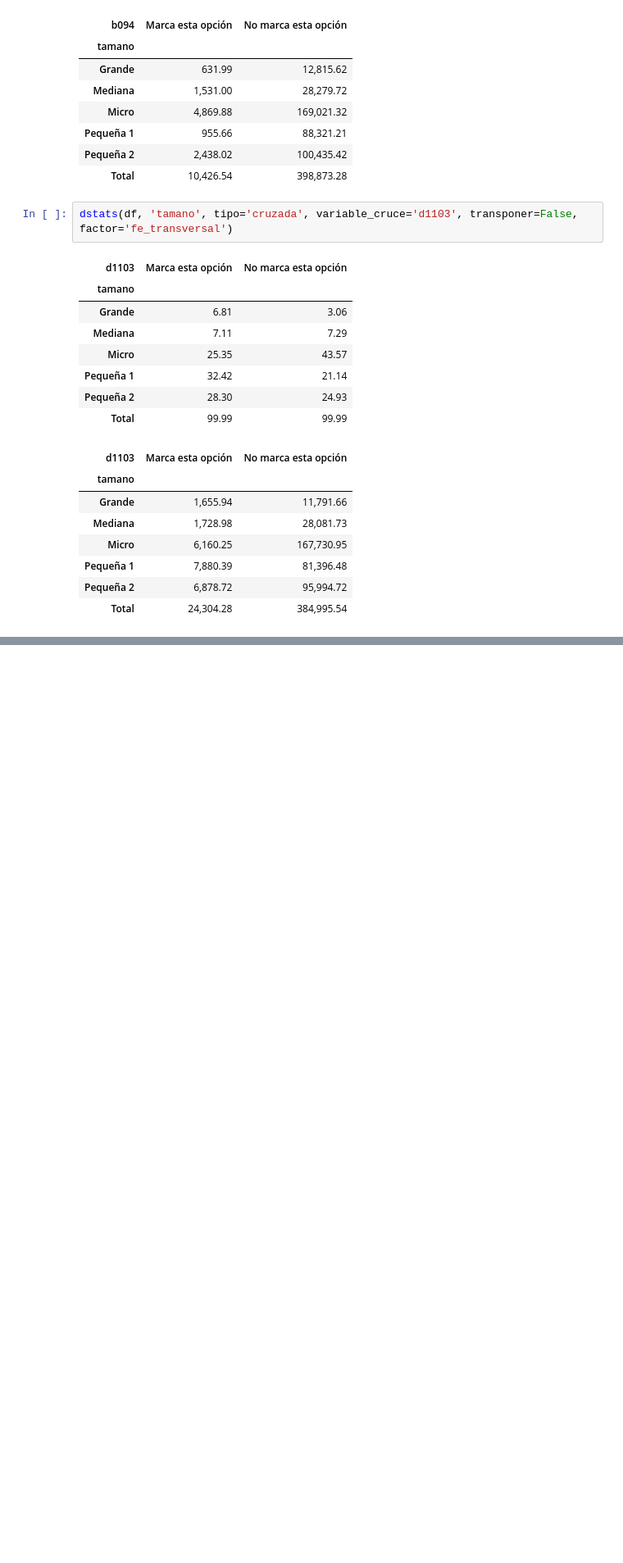
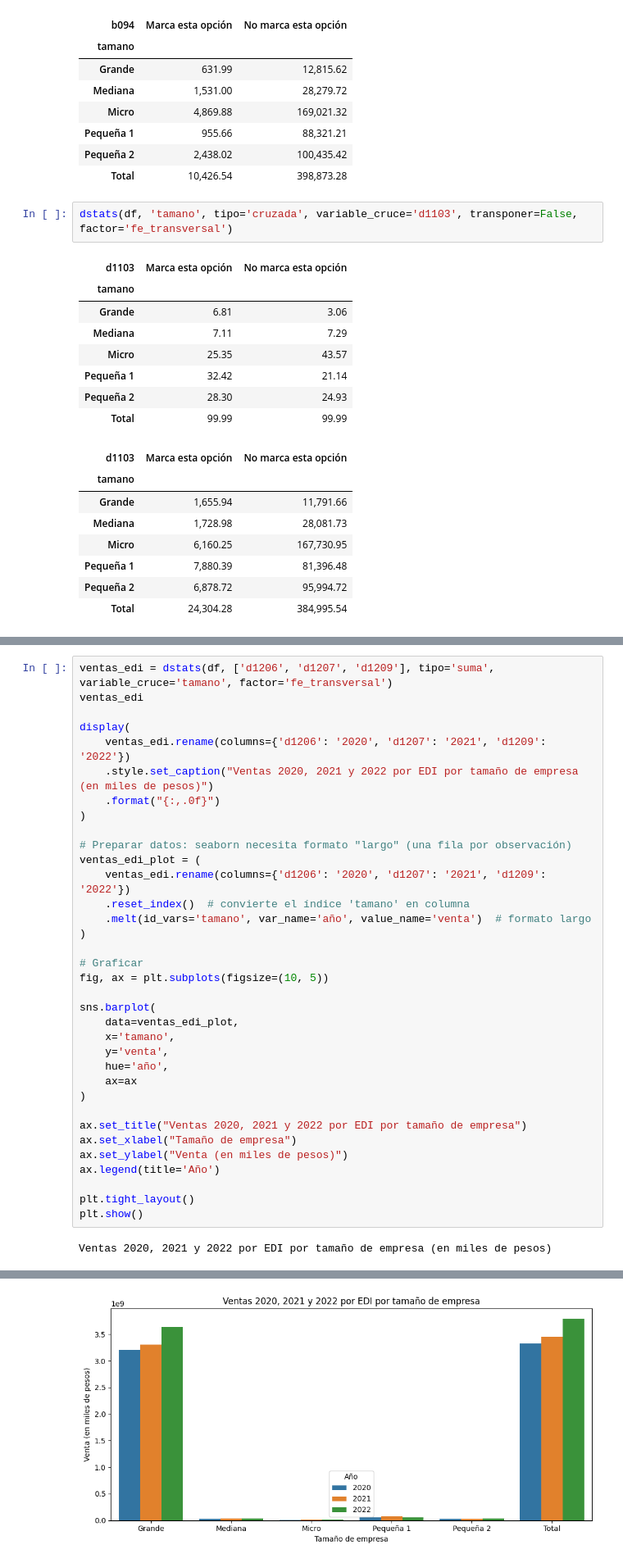
Before and after one commit to tomasleale/ele7, a Jupyter notebook: ele7.ipynb, the cells around one changed output, grey strips where cells are left out. Shown at 82% size. Saved outputs shown, nothing was run; the diff lists cells and outputs as text; blank space fills up the shorter version.

```diff
--- a/ele7.ipynb
+++ b/ele7.ipynb
@@ -418,0 +492,37 @@ Ventas 2020, 2021 y 2022 por comercio electrónico por tamaño de empresa (en mi
+# %%
+ventas_edi = dstats(df, ['d1206', 'd1207', 'd1209'], tipo='suma', variable_cruce='tamano', factor='fe_transversal')
+ventas_edi
+
+display(
+    ventas_edi.rename(columns={'d1206': '2020', 'd1207': '2021', 'd1209': '2022'})
+    .style.set_caption("Ventas 2020, 2021 y 2022 por EDI por tamaño de empresa (en miles de pesos)")
+    .format("{:,.0f}")
+)
+
+# Preparar datos: seaborn necesita formato "largo" (una fila por observación)
+ventas_edi_plot = (
+    ventas_edi.rename(columns={'d1206': '2020', 'd1207': '2021', 'd1209': '2022'})
+    .reset_index()  # convierte el índice 'tamano' en columna
+    .melt(id_vars='tamano', var_name='año', value_name='venta')  # formato largo
+)
+
+# Graficar
+fig, ax = plt.subplots(figsize=(10, 5))
+
+sns.barplot(
+    data=ventas_edi_plot,
+    x='tamano',
+    y='venta',
+    hue='año',
+    ax=ax
+)
+
+ax.set_title("Ventas 2020, 2021 y 2022 por EDI por tamaño de empresa")
+ax.set_xlabel("Tamaño de empresa")
+ax.set_ylabel("Venta (en miles de pesos)")
+ax.legend(title='Año')
+
+plt.tight_layout()
+plt.show()
+# %% [output]
+Ventas 2020, 2021 y 2022 por EDI por tamaño de empresa (en miles de pesos)
@@ -418,0 +537 @@ Ventas 2020, 2021 y 2022 por comercio electrónico por tamaño de empresa (en mi
+[figure, added]
```
Also changed, not shown: parts of 9 cells of this notebook.
